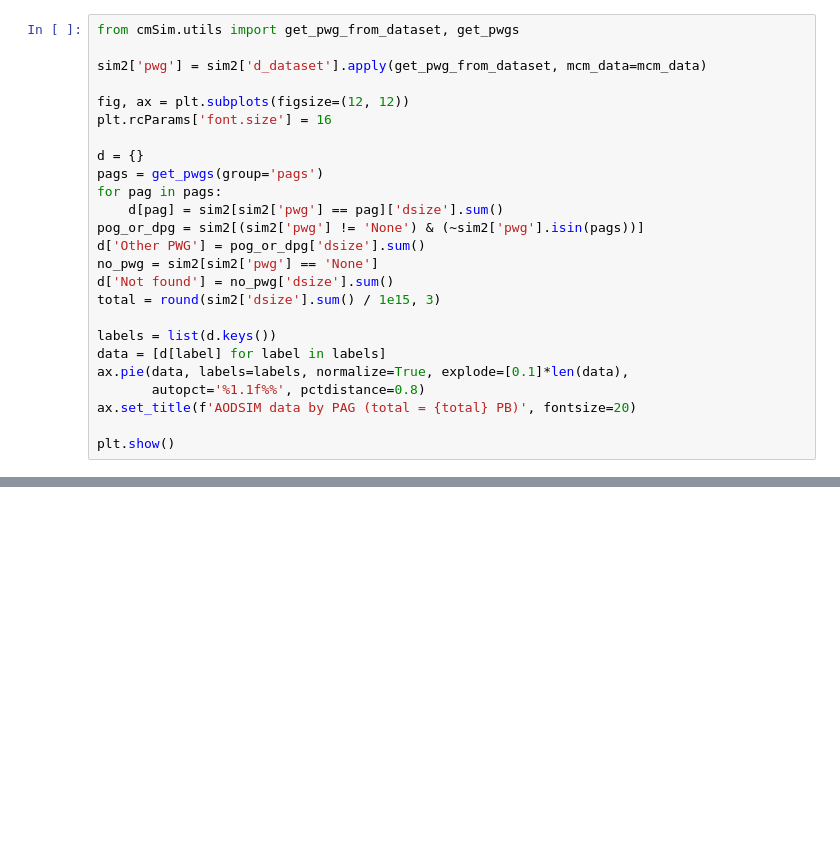
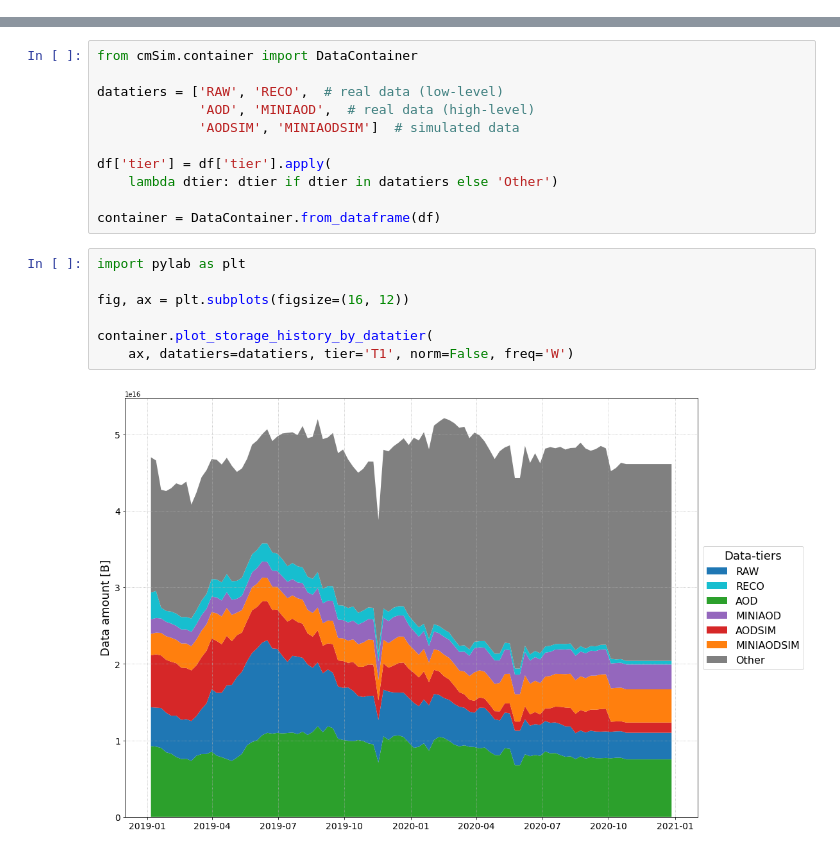
Before and after one commit to SimoneGasperini/cms-cmSim, a Jupyter notebook: notebooks/data_summary.ipynb, the cells around one changed output, grey strips where cells are left out. Drawn from its saved outputs; the diff is of its cells as text; blank space fills up the shorter version.

Commit message:
Update notebooks for data overview and aod(sim) summary

```diff
--- a/notebooks/data_summary.ipynb
+++ b/notebooks/data_summary.ipynb
@@ -133,25 +19,0 @@ DATASET INFORMATION IN MCM
-# %%
-from cmSim.utils import get_pwg_from_dataset, get_pwgs
-
-sim2['pwg'] = sim2['d_dataset'].apply(get_pwg_from_dataset, mcm_data=mcm_data)
-
-fig, ax = plt.subplots(figsize=(12, 12))
-plt.rcParams['font.size'] = 16
-
-d = {}
-pags = get_pwgs(group='pags')
-for pag in pags:
-    d[pag] = sim2[sim2['pwg'] == pag]['dsize'].sum()
-pog_or_dpg = sim2[(sim2['pwg'] != 'None') & (~sim2['pwg'].isin(pags))]
-d['Other PWG'] = pog_or_dpg['dsize'].sum()
-no_pwg = sim2[sim2['pwg'] == 'None']
-d['Not found'] = no_pwg['dsize'].sum()
-total = round(sim2['dsize'].sum() / 1e15, 3)
-
-labels = list(d.keys())
-data = [d[label] for label in labels]
-ax.pie(data, labels=labels, normalize=True, explode=[0.1]*len(data),
-       autopct='%1.1f%%', pctdistance=0.8)
-ax.set_title(f'AODSIM data by PAG (total = {total} PB)', fontsize=20)
-
-plt.show()
@@ -201,0 +20,20 @@ total_size = 23.695 PB
+# %%
+from cmSim.container import DataContainer
+
+datatiers = ['RAW', 'RECO',  # real data (low-level)
+             'AOD', 'MINIAOD',  # real data (high-level)
+             'AODSIM', 'MINIAODSIM']  # simulated data
+
+df['tier'] = df['tier'].apply(
+    lambda dtier: dtier if dtier in datatiers else 'Other')
+
+container = DataContainer.from_dataframe(df)
+# %%
+import pylab as plt
+
+fig, ax = plt.subplots(figsize=(16, 12))
+
+container.plot_storage_history_by_datatier(
+    ax, datatiers=datatiers, tier='T1', norm=False, freq='W')
+# %% [output]
+[figure, added]
```
Also changed, not shown: parts of 16 cells of this notebook, 1 other file.
